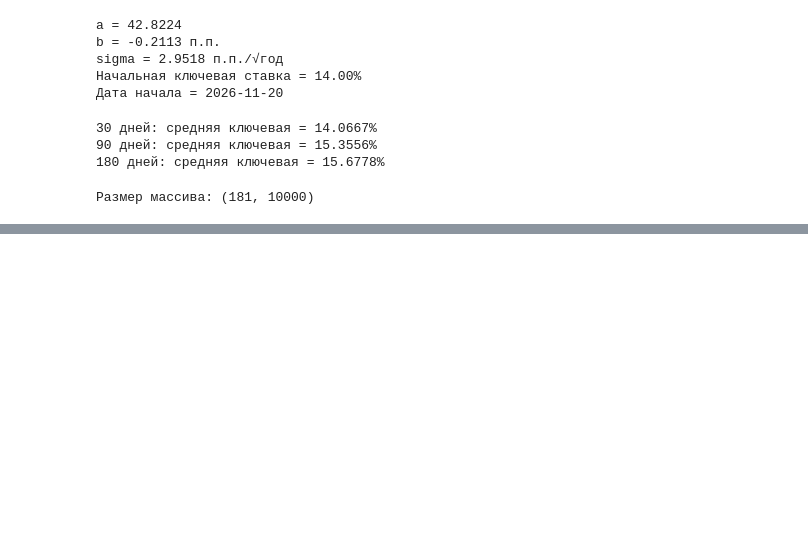
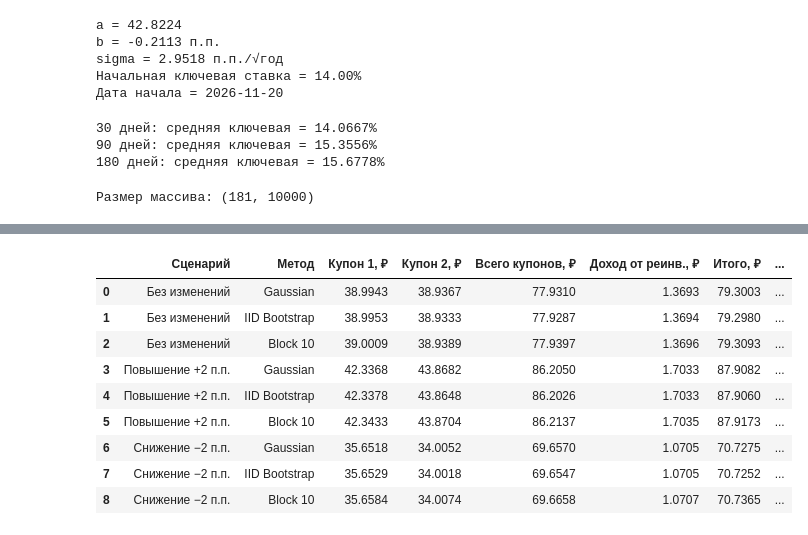
Before and after one commit to blbl-blbl/russian-interest-rate-models, a Jupyter notebook: notebooks/05_ruonia_average_rate.ipynb, the cells around one changed output, grey strips where cells are left out. Saved outputs shown, nothing was run; the diff lists cells and outputs as text; code cells hidden in the pictures; blank space fills up the shorter version.

```diff
--- a/notebooks/05_ruonia_average_rate.ipynb
+++ b/notebooks/05_ruonia_average_rate.ipynb
@@ -171,0 +486,59 @@ display(average_results.round(4))
+# %%
+results = []
+
+for scenario, key_path in key_scenarios.items():
+
+    # Начисление на первый купон в дни 91..180
+    reinvestment_factor = np.prod(
+        1 + key_path[91:181] / (100 * day_count_basis)
+    )
+
+    for method in simulations:
+        cf = cashflows[(scenario, method)]
+
+        coupon_1 = cf["coupon_1"]
+        coupon_2 = cf["coupon_2"]
+
+        # Дополнительный доход от первого купона
+        reinvestment_income = (
+            coupon_1 * (reinvestment_factor - 1)
+        )
+
+        # Без реинвестирования
+        total_without = coupon_1 + coupon_2
+
+        # С реинвестированием
+        total_with = (
+            total_without + reinvestment_income
+        )
+
+        cf["reinvestment_income"] = reinvestment_income
+        cf["total_with_reinvestment"] = total_with
+
+        results.append({
+            "Сценарий": scenario,
+            "Метод": method,
+            "Купон 1, ₽": coupon_1.mean(),
+            "Купон 2, ₽": coupon_2.mean(),
+            "Всего купонов, ₽": total_without.mean(),
+            "Доход от реинв., ₽": reinvestment_income.mean(),
+            "Итого, ₽": total_with.mean(),
+            "Std итого, ₽": total_with.std(ddof=1),
+            "5%, ₽": np.quantile(total_with, 0.05),
+            "95%, ₽": np.quantile(total_with, 0.95),
+        })
+
+reinvestment_df = pd.DataFrame(results)
+
+display(reinvestment_df.round(4))
+# %% [output]
+|  | Сценарий | Метод | Купон 1, ₽ | Купон 2, ₽ | Всего купонов, ₽ | Доход от реинв., ₽ | Итого, ₽ | ... |
+| 0 | Без изменений | Gaussian | 38.9943 | 38.9367 | 77.9310 | 1.3693 | 79.3003 | ... |
+| 1 | Без изменений | IID Bootstrap | 38.9953 | 38.9333 | 77.9287 | 1.3694 | 79.2980 | ... |
+| 2 | Без изменений | Block 10 | 39.0009 | 38.9389 | 77.9397 | 1.3696 | 79.3093 | ... |
+| 3 | Повышение +2 п.п. | Gaussian | 42.3368 | 43.8682 | 86.2050 | 1.7033 | 87.9082 | ... |
+| 4 | Повышение +2 п.п. | IID Bootstrap | 42.3378 | 43.8648 | 86.2026 | 1.7033 | 87.9060 | ... |
+| 5 | Повышение +2 п.п. | Block 10 | 42.3433 | 43.8704 | 86.2137 | 1.7035 | 87.9173 | ... |
+| 6 | Снижение −2 п.п. | Gaussian | 35.6518 | 34.0052 | 69.6570 | 1.0705 | 70.7275 | ... |
+| 7 | Снижение −2 п.п. | IID Bootstrap | 35.6529 | 34.0018 | 69.6547 | 1.0705 | 70.7252 | ... |
+| 8 | Снижение −2 п.п. | Block 10 | 35.6584 | 34.0074 | 69.6658 | 1.0707 | 70.7365 | ... |
```
Also changed, not shown: parts of 12 cells of this notebook.
